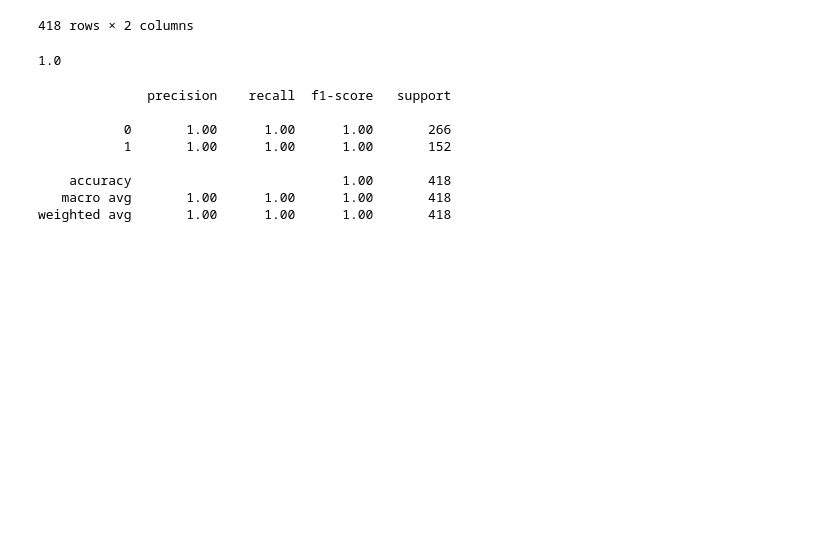
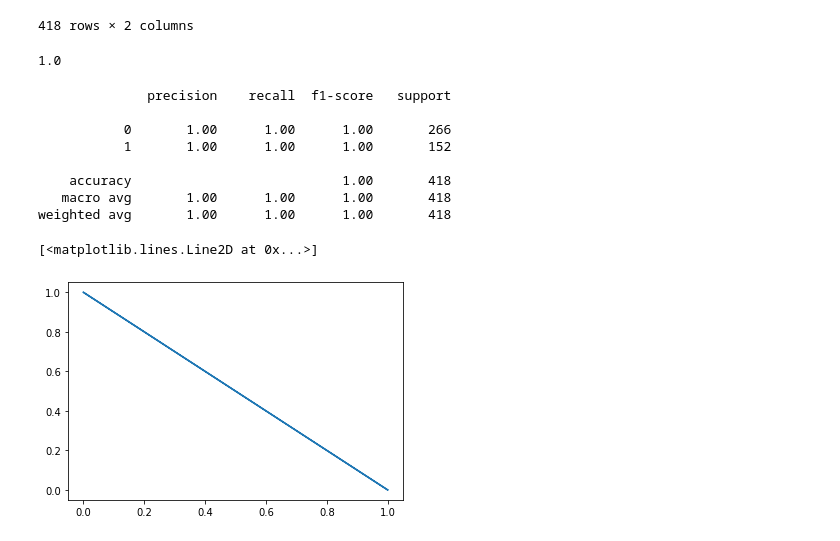
Before and after one commit to gdarshankumar94/DataScienceBasic, a Jupyter notebook: titanic-prediction.ipynb, the cells around one changed output. Saved outputs shown, nothing was run; the diff lists cells and outputs as text; code cells hidden in the pictures; blank space fills up the shorter version.

```diff
--- a/titanic-prediction.ipynb
+++ b/titanic-prediction.ipynb
@@ -118,3 +118,13 @@ print(Cl_report)
     accuracy                           1.00       418
    macro avg       1.00      1.00      1.00       418
 weighted avg       1.00      1.00      1.00       418
+# %%
+#Visualization of Training set v/s Predicted and Teting Set
+
+import matplotlib.pyplot as plt
+%matplotlib inline
+
+plt.plot(X_test , Y_test)
+# %% [output]
+[<matplotlib.lines.Line2D at 0x...>]
+[figure, added]
```
Also changed, not shown: parts of 8 cells of this notebook.
